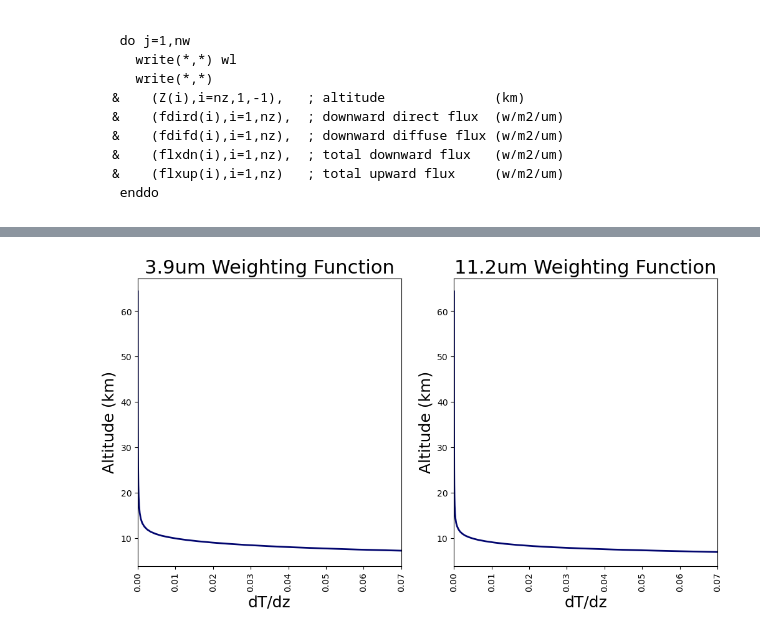
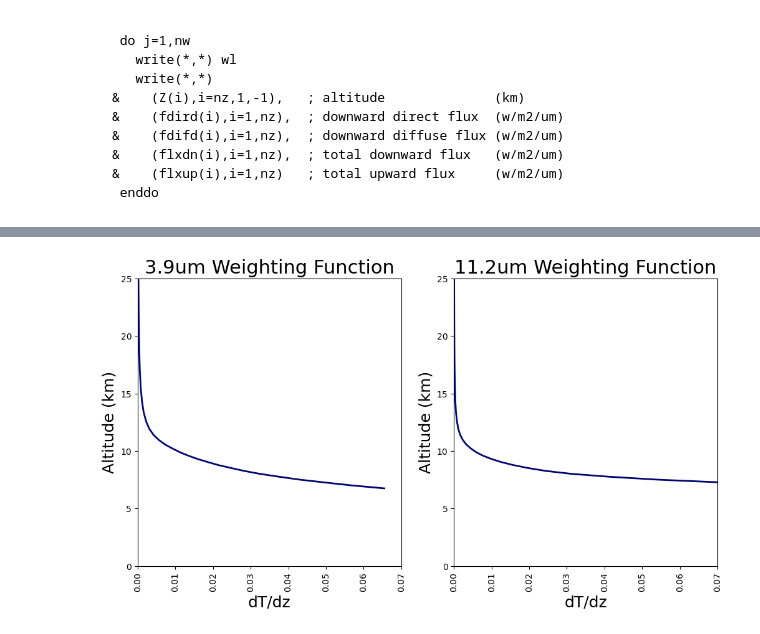
Before and after one commit to jesseturner/FalseLowClouds, a Jupyter notebook: SBDART/Profile.ipynb, the cells around one changed output, grey strips where cells are left out. Drawn from its saved outputs; the diff is of its cells as text; code cells hidden in the pictures.

```diff
--- a/SBDART/Profile.ipynb
+++ b/SBDART/Profile.ipynb
@@ -127,20 +127,22 @@ for i in range(len(Z_lw)-1):
 # %%
 fig,ax=plt.subplots(1, 2, figsize=(12,6))
 ax[0].set_ylabel("Altitude (km)", size=18)
+ax[0].set_ylim(0, 25)
 ax[0].set_xlabel("dT/dz", size=18)
 ax[0].set_xlim(0, 0.07)
 ax[0].tick_params(axis='x', labelrotation=90)
 ax[0].set_title("3.9um Weighting Function", size=22)
 ax[0].plot(weight_sw, Z_sw[:-1], c='#02066F', linewidth=2)
 
 ax[1].set_ylabel("Altitude (km)", size=18)
+ax[1].set_ylim(0, 25)
 ax[1].set_xlabel("dT/dz", size=18)
 ax[1].set_xlim(0, 0.07)
 ax[1].tick_params(axis='x', labelrotation=90)
 ax[1].set_title("11.2um Weighting Function", size=22)
 ax[1].plot(weight_lw, Z_lw[:-1], c='#02066F', linewidth=2)
 
 plt.savefig('weighting function.png', dpi=200, bbox_inches='tight')
 plt.show()
 # %% [output]
-[figure, old version]
+[figure, new version]
```
Also changed, not shown: parts of 2 cells of this notebook, 12 other files.
